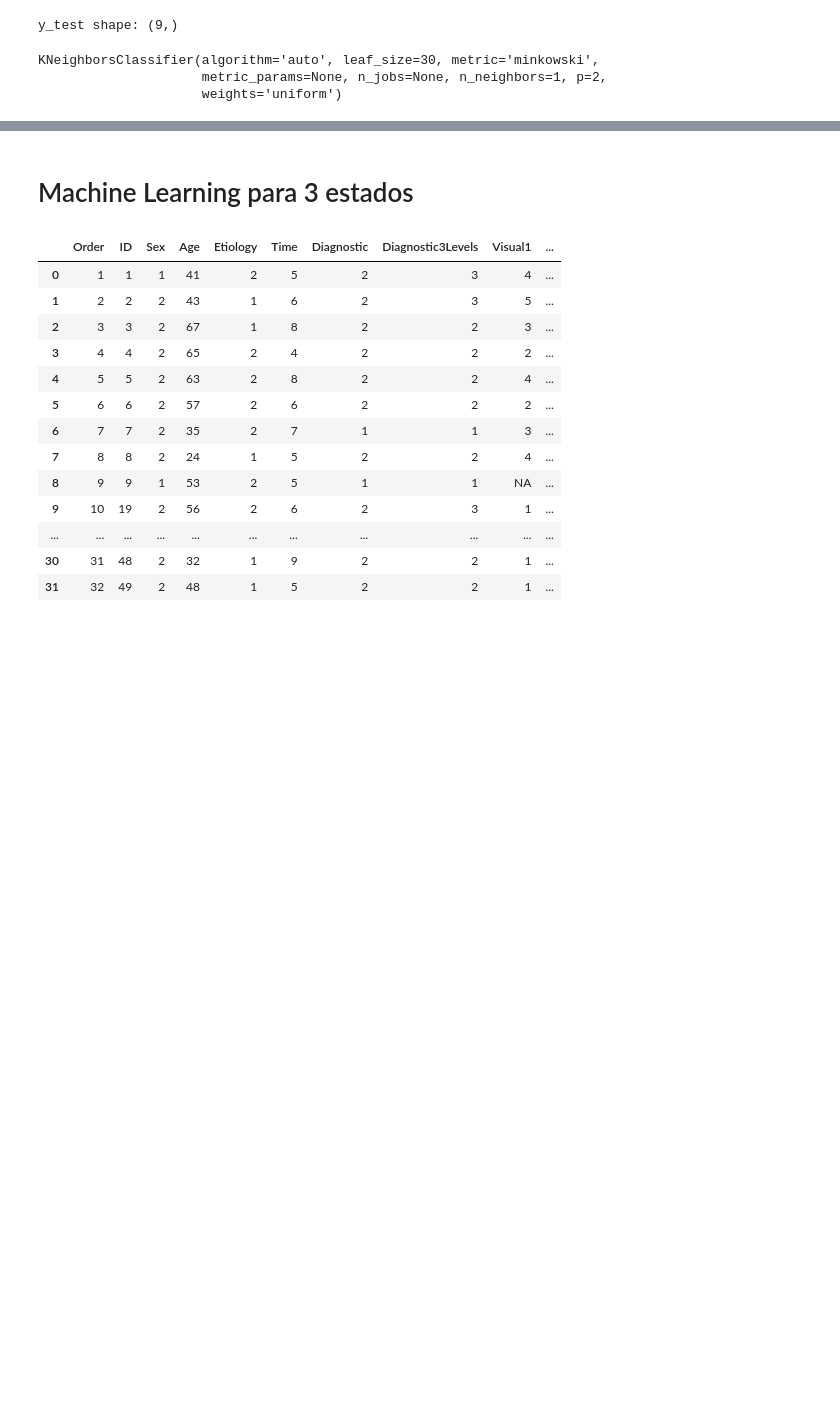
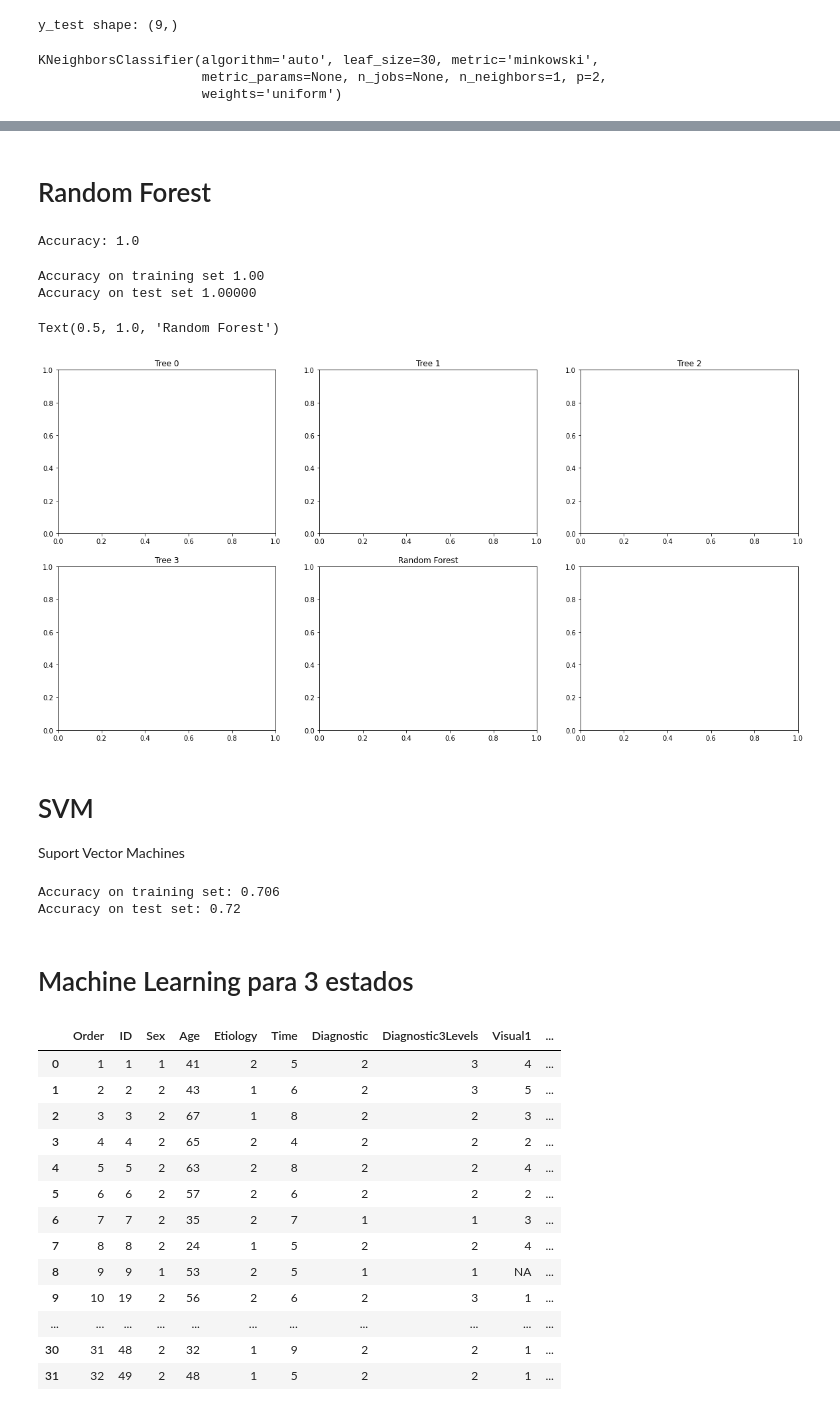
Before and after one commit to ManJ-PC/ML-DoC, a Jupyter notebook: Machine_learning_in_the_diagnosis_of_disorders_of_consciousness_using_SMART_.ipynb, the cells around one changed output, grey strips where cells are left out. Cells and saved outputs as stored; diff of their text form; code cells hidden in the pictures; blank space fills up the shorter version.

```diff
--- a/Machine_learning_in_the_diagnosis_of_disorders_of_consciousness_using_SMART_.ipynb
+++ b/Machine_learning_in_the_diagnosis_of_disorders_of_consciousness_using_SMART_.ipynb
@@ -584,0 +585,2 @@ Test set score: 1.00
+# %% [markdown]
+# Random Forest
@@ -585,3 +598,52 @@ Test set score: 1.00
+# %%
+from sklearn import metrics
+print("Accuracy:",metrics.accuracy_score(y_test, y_pred))
+# %% [output]
+Accuracy: 1.0
+# %%
+X_train, X_test, y_train, y_test = train_test_split(data,df1, stratify=df1, test_size=0.5)
+forest = RandomForestClassifier(n_estimators=100)
+forest.fit(X_train, y_train)
+
+print("Accuracy on training set {:.2f}".format(forest.score(X_train, y_train)))
+print("Accuracy on test set {:.5f}".format(forest.score(X_test, y_test)))
+# %% [output]
+Accuracy on training set 1.00
+Accuracy on test set 1.00000
+# %%
+"""
+Sem efeito
+# number of estimators == Number of trees? Sim: /* Não moda lá C */
+
+fig, axes = plt.subplots(2,3,figsize=(20, 10))
+for i, (ax, tree) in enumerate(zip(axes.ravel(),forest.estimators_)): # .ravel coloca os arrays num único só (ordena conforme as preferências específicadas)
+  ax.set_title("Tree {}".format(i)) #enumera as árvores,  note.nkmk.me/en/python-enumerate-start/
+  #mglearn.plots.plot_tree_partition(X_train, y_train, tree, ax=ax)
+
+#mglearn.plots.plot_2d_separator(forest, X_train, fill=True, ax=axes[-1,1], alpha=.4)
+axes[-1,1].set_title("Random Forest")
+#mglearn.discrete_scatter(X_train[:, 0], X_train[:,1],y_train)
+
+"""
+# %% [output]
+Text(0.5, 1.0, 'Random Forest')
+[figure, added]
+# %% [markdown]
+# SVM
+Suport Vector Machines
+# %%
+from sklearn.svm import SVC
+X_train, X_test, y_train, y_test, train_test_split(
+    data,df1,stratify=df1
+)
+svc = SVC()
+svc.fit(X_train, y_train)
+
+print("Accuracy on training set: {:.3f}".format(svc.score(X_train, y_train)))
+print("Accuracy on test set: {:.2f}".format(svc.score(X_test, y_test)))
+# %% [output]
+Accuracy on training set: 0.706
+Accuracy on test set: 0.72
 # %% [markdown]
 # Machine Learning para 3 estados
 # %%
```
Also changed, not shown: parts of 16 cells of this notebook.
